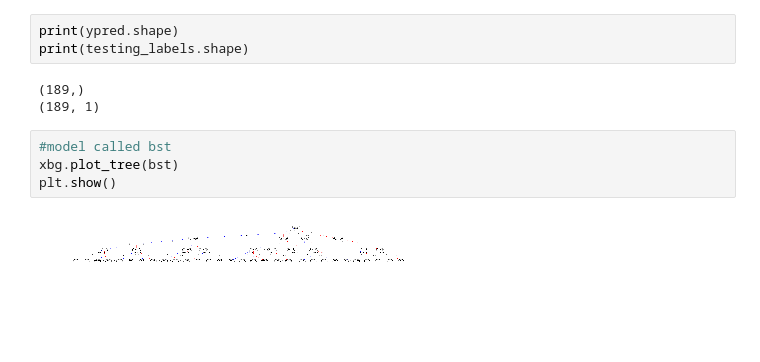
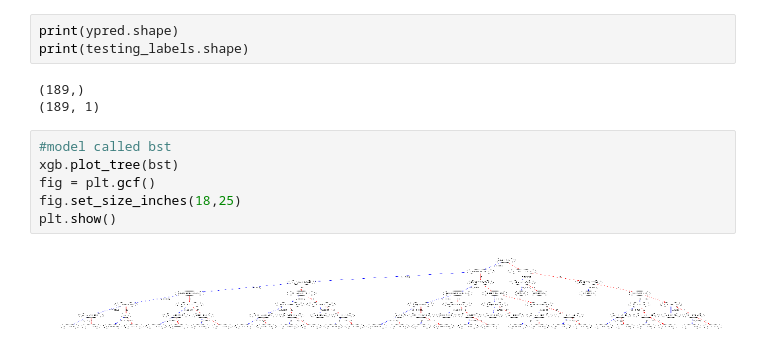
Before and after one commit to blommel4/semester_project, a Jupyter notebook: testing_caroline .ipynb, the cells around one changed output. Saved outputs shown, nothing was run; the diff lists cells and outputs as text; blank space fills up the shorter version.

Commit message:
better tree visual

```diff
--- a/testing_caroline .ipynb
+++ b/testing_caroline .ipynb
@@ -276,7 +276,9 @@ print(testing_labels.shape)
 (189, 1)
 # %%
 #model called bst
-xbg.plot_tree(bst)
+xgb.plot_tree(bst)
+fig = plt.gcf()
+fig.set_size_inches(18,25)
 plt.show()
 # %% [output]
-[figure, old version]
+[figure, new version]
```
Also changed, not shown: parts of 1 cell of this notebook.
